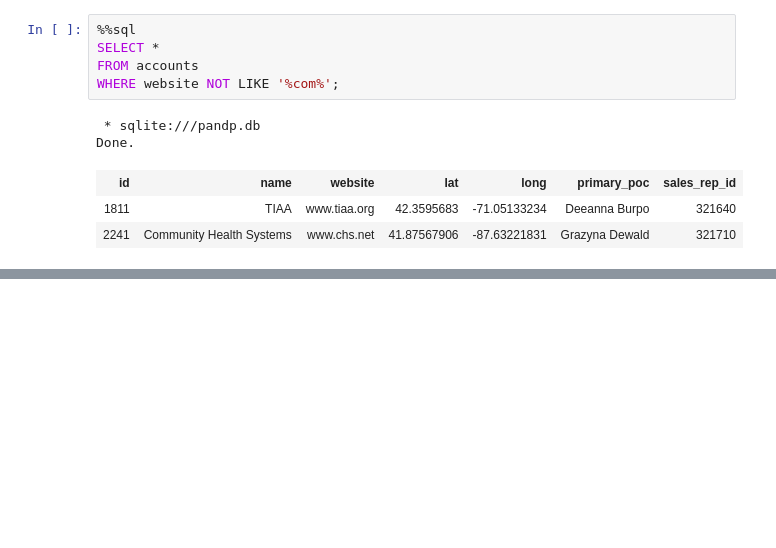
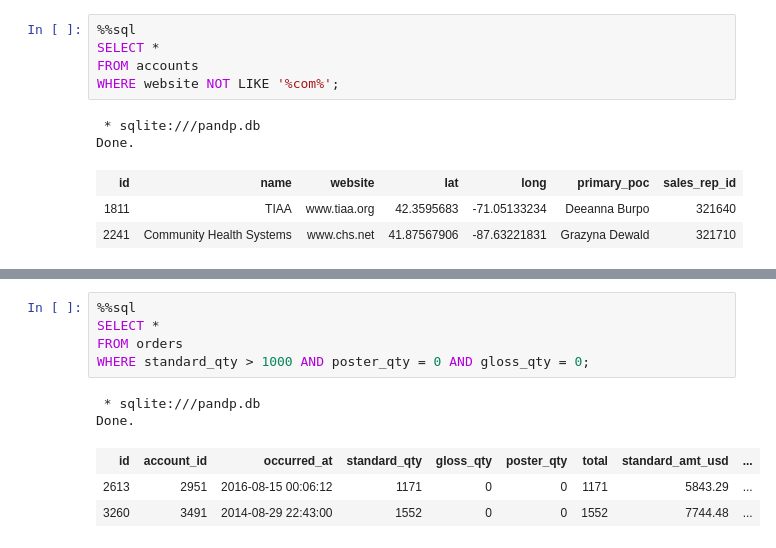
Before and after one commit to bramuelaswani/ML-DL-Related, a Jupyter notebook: SQL Exercises.ipynb, the cells around one changed output, grey strips where cells are left out. Cells and saved outputs as stored; diff of their text form; blank space fills up the shorter version.

```diff
--- a/SQL Exercises.ipynb
+++ b/SQL Exercises.ipynb
@@ -334,0 +414,11 @@ Done.
+# %%
+%%sql
+SELECT *
+FROM orders
+WHERE standard_qty > 1000 AND poster_qty = 0 AND gloss_qty = 0;
+# %% [output]
+ * sqlite:///pandp.db
+Done.
+| id | account_id | occurred_at | standard_qty | gloss_qty | poster_qty | total | standard_amt_usd | ... |
+| 2613 | 2951 | 2016-08-15 00:06:12 | 1171 | 0 | 0 | 1171 | 5843.29 | ... |
+| 3260 | 3491 | 2014-08-29 22:43:00 | 1552 | 0 | 0 | 1552 | 7744.48 | ... |
```
Also changed, not shown: parts of 8 cells of this notebook.
